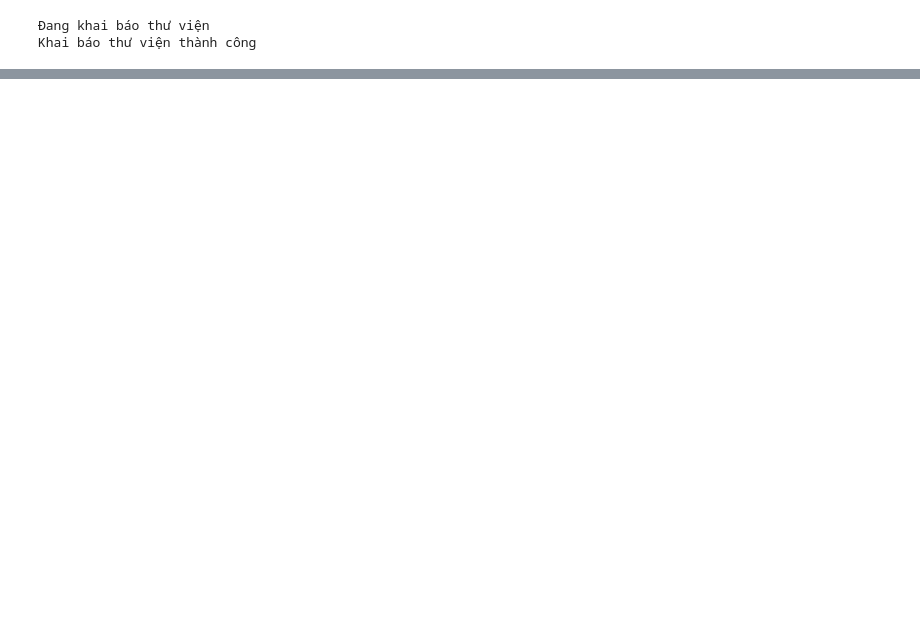
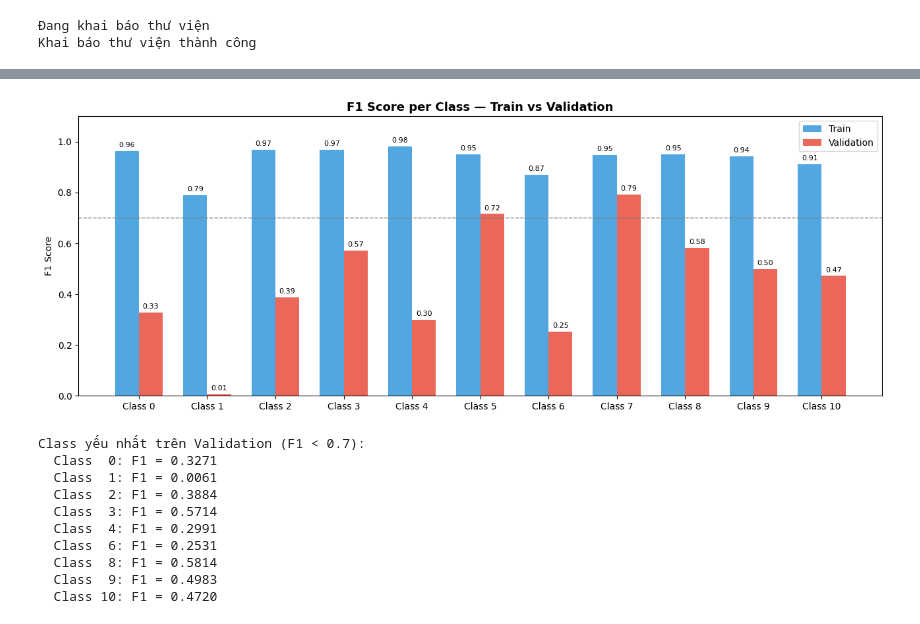
Before and after one commit to Dibenz204/Nhom07_SGU26_ML_MusicGenreClassification, a Jupyter notebook: Model/RandomForest.ipynb, the cells around one changed output, grey strips where cells are left out. Saved outputs shown, nothing was run; the diff lists cells and outputs as text; code cells hidden in the pictures; blank space fills up the shorter version.

```diff
--- a/Model/RandomForest.ipynb
+++ b/Model/RandomForest.ipynb
@@ -344,0 +286,51 @@ print("\n✅ Đã lưu model vào file: random_forest_best_model.pkl")
+# %%
+# ── STEP 5: Per-class F1 Score — Train vs Validation ──────────────────────
+
+from sklearn.metrics import f1_score
+
+classes = sorted(y_train.unique())
+f1_train = f1_score(y_train, y_pred_train, average=None, labels=classes, zero_division=0)
+f1_val   = f1_score(y_val,   y_pred_val,   average=None, labels=classes, zero_division=0)
+
+x = np.arange(len(classes))
+width = 0.35
+
+fig, ax = plt.subplots(figsize=(13, 5))
+bars1 = ax.bar(x - width/2, f1_train, width, label='Train',      color='#3498db', alpha=0.85)
+bars2 = ax.bar(x + width/2, f1_val,   width, label='Validation', color='#e74c3c', alpha=0.85)
+
+ax.set_xticks(x)
+ax.set_xticklabels([f'Class {c}' for c in classes])
+ax.set_ylabel('F1 Score')
+ax.set_ylim(0, 1.1)
+ax.set_title('F1 Score per Class — Train vs Validation', fontweight='bold', fontsize=13)
+ax.legend()
+ax.axhline(0.7, color='gray', linestyle='--', linewidth=1, label='threshold 0.7')
+
+for bar in bars1:
+    ax.text(bar.get_x() + bar.get_width()/2, bar.get_height() + 0.01,
+            f'{bar.get_height():.2f}', ha='center', va='bottom', fontsize=8)
+for bar in bars2:
+    ax.text(bar.get_x() + bar.get_width()/2, bar.get_height() + 0.01,
+            f'{bar.get_height():.2f}', ha='center', va='bottom', fontsize=8)
+
+plt.tight_layout()
+plt.show()
+
+# In ra class nào yếu nhất
+print("Class yếu nhất trên Validation (F1 < 0.7):")
+for c, f1 in zip(classes, f1_val):
+    if f1 < 0.7:
+        print(f"  Class {c:>2d}: F1 = {f1:.4f}")
+# %% [output]
+[figure, added]
+Class yếu nhất trên Validation (F1 < 0.7):
+  Class  0: F1 = 0.3271
+  Class  1: F1 = 0.0061
+  Class  2: F1 = 0.3884
+  Class  3: F1 = 0.5714
+  Class  4: F1 = 0.2991
+  Class  6: F1 = 0.2531
+  Class  8: F1 = 0.5814
+  Class  9: F1 = 0.4983
+  Class 10: F1 = 0.4720
```
Also changed, not shown: parts of 22 cells of this notebook, 4 other files.
